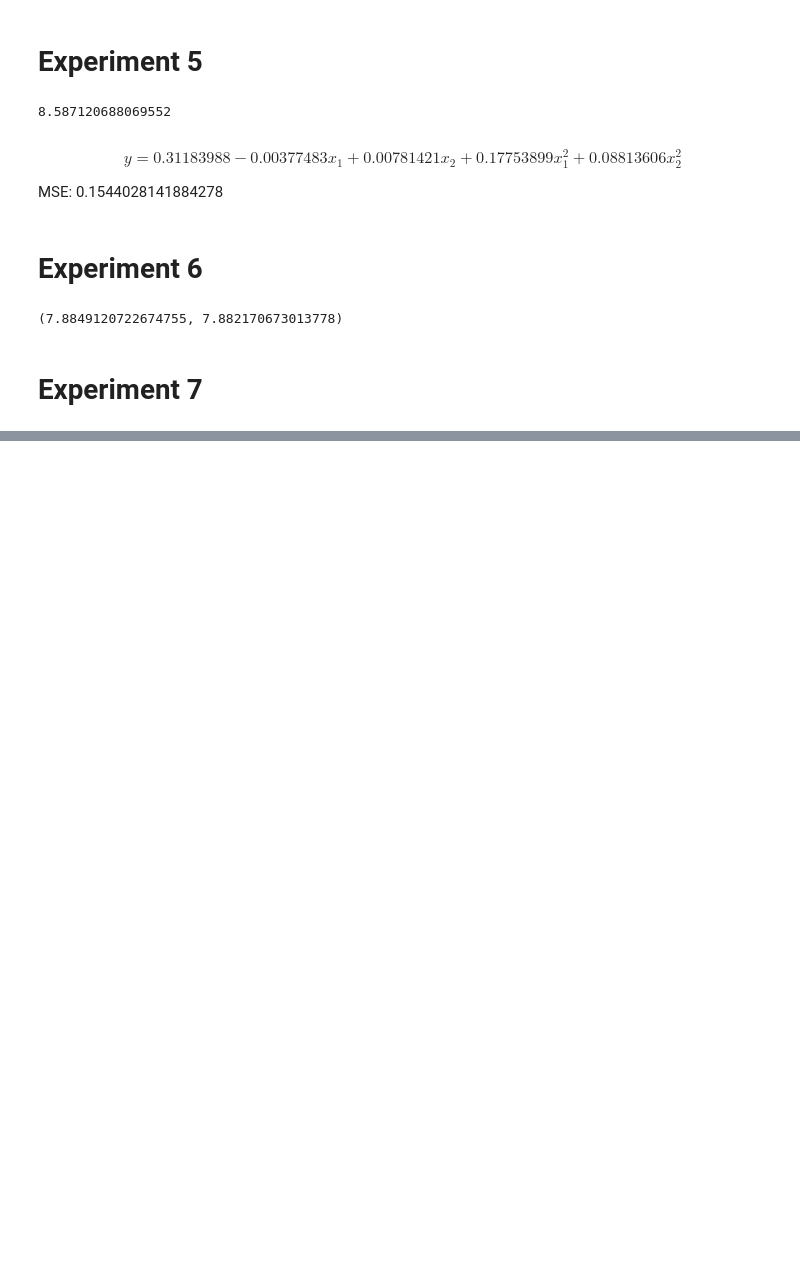
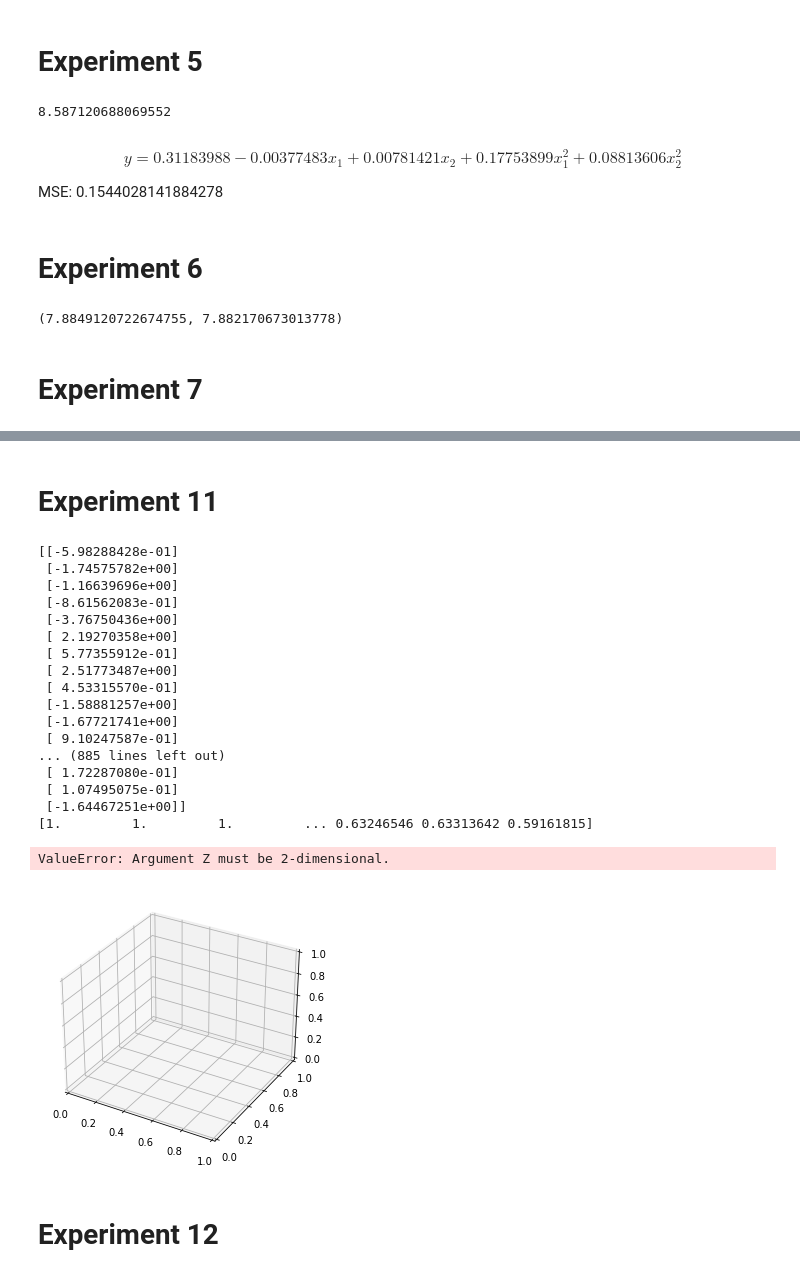
Before and after one commit to ethanjpkamus/cpsc-349-project-2, a Jupyter notebook: project2.ipynb, the cells around one changed output, grey strips where cells are left out. Drawn from its saved outputs; the diff is of its cells as text; code cells hidden in the pictures; blank space fills up the shorter version.

```diff
--- a/project2.ipynb
+++ b/project2.ipynb
@@ -79,13 +79,13 @@ wq_2 = wq[2]
 wq_12 = wq[3]
 wq_22 = wq[4]
 
-predictions = []
+predictions5 = []
 for i in X:
-    predictions = np.append(predictions, [[wq_0 + (i[1]*wq_1)
+    predictions5 = np.append(predictions5, [[wq_0 + (i[1]*wq_1)
                                      + (i[2]*wq_2)
                                      + ((i[3])*wq_12)
                                      + ((i[4])*wq_22)]])
-loss = t - predictions
+loss = t - predictions5
 loss = np.square(loss)
 avg_sq_loss = np.sum(loss)/len(loss)
 avg_sq_loss
@@ -223,0 +264,33 @@ plt.plot(x, validation_loss)
+# %% [markdown]
+# Experiment 11
+# %%
+x1 = training_set[0:900,[0]]
+print(x1)
+x2 = training_set[0:900,[1]]
+y = np.hstack((np.ones(np.size(x1)), predictions5))
+print(y)
+fig = plt.figure()
+ax = fig.add_subplot(projection='3d')
+ax.plot_surface(x1, x2, y)
+# %% [output]
+[[-5.98288428e-01]
+ [-1.74575782e+00]
+ [-1.16639696e+00]
+ [-8.61562083e-01]
+ [-3.76750436e+00]
+ [ 2.19270358e+00]
+ [ 5.77355912e-01]
+ [ 2.51773487e+00]
+ [ 4.53315570e-01]
+ [-1.58881257e+00]
+ [-1.67721741e+00]
+ [ 9.10247587e-01]
+... (885 lines left out)
+ [ 1.72287080e-01]
+ [ 1.07495075e-01]
+ [-1.64467251e+00]]
+[1.         1.         1.         ... 0.63246546 0.63313642 0.59161815]
+ValueError: Argument Z must be 2-dimensional.
+[figure, added]
+# %% [markdown]
+# Experiment 12
```
Also changed, not shown: parts of 9 cells of this notebook.
